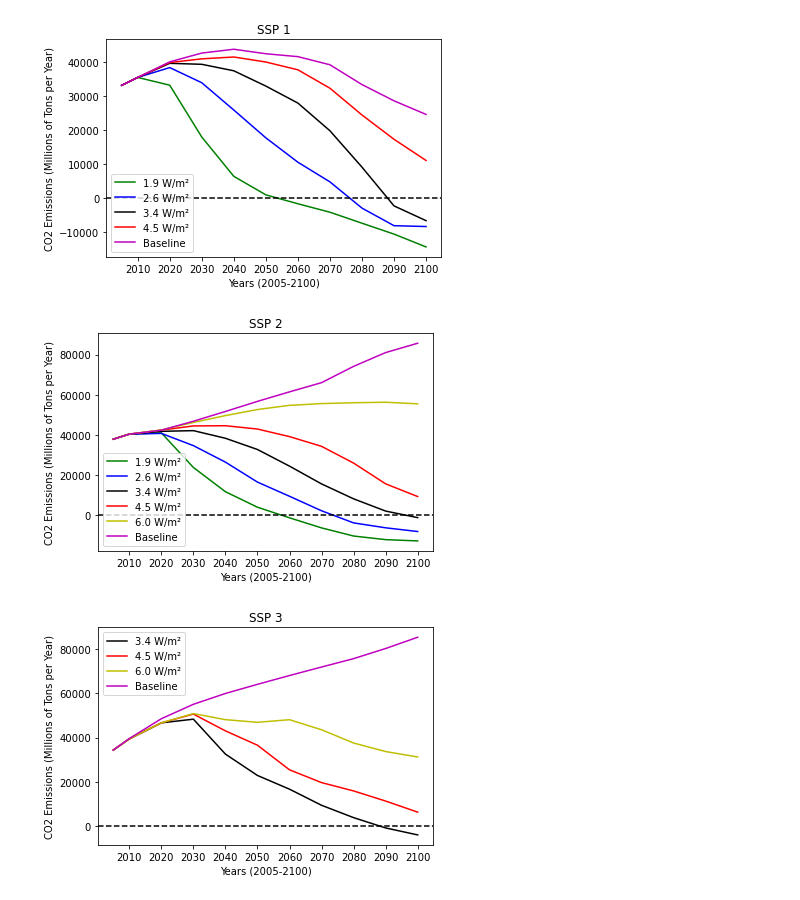
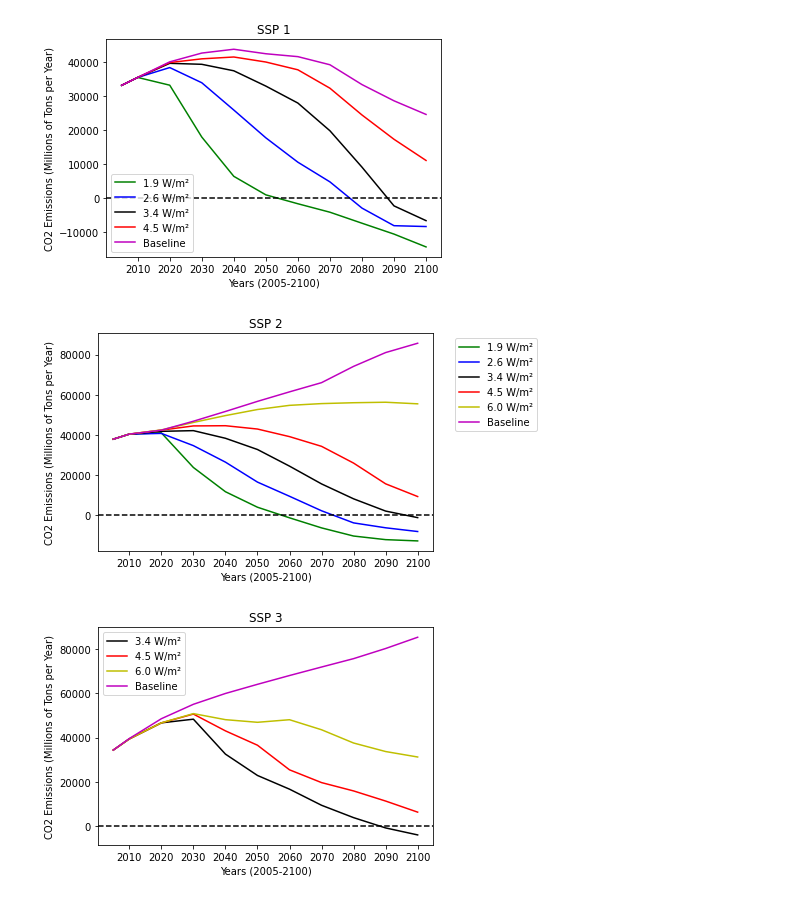
Before and after one commit to csun365/EPS-03, a Jupyter notebook: EPS-03.ipynb, the cells around one changed output. Cells and saved outputs as stored; diff of their text form; code cells hidden in the pictures.

```diff
--- a/EPS-03.ipynb
+++ b/EPS-03.ipynb
@@ -108,29 +117,29 @@ plt.show()
 # %%
 ssp2 = ssp[(ssp['VARIABLE']=='Emissions|CO2') & (ssp['REGION']=='World') & (ssp['MODEL']=='MESSAGE-GLOBIOM')]
 ssp2 = ssp2.iloc[5:11,:].reset_index()
 
 ssp2_19 = [value for value in ssp2.loc[0,'2005':]]
 ssp2_26 = [value for value in ssp2.loc[1,'2005':]]
 ssp2_34 = [value for value in ssp2.loc[2,'2005':]]
 ssp2_45 = [value for value in ssp2.loc[3,'2005':]]
 ssp2_60 = [value for value in ssp2.loc[4,'2005':]]
 ssp2_baseline = [value for value in ssp2.loc[5,'2005':]]
 
 plt.plot(years_list, ssp2_19, c='g')
 plt.plot(years_list, ssp2_26, c='b')
 plt.plot(years_list, ssp2_34, c='k')
 plt.plot(years_list, ssp2_45, c='r')
 plt.plot(years_list, ssp2_60, c='y')
 plt.plot(years_list, ssp2_baseline, c='m')
 plt.title('SSP 2')
 plt.xlabel('Years (2005-2100)')
 plt.ylabel('CO2 Emissions (Millions of Tons per Year)')
 plt.xticks(ticks=[i for i in years_list[1:]])
 plt.axhline(y=0, c='k', linestyle='--')
-plt.legend(['1.9 W/m\u00b2', '2.6 W/m\u00b2', '3.4 W/m\u00b2', '4.5 W/m\u00b2', '6.0 W/m\u00b2', 'Baseline'])
+plt.legend(['1.9 W/m\u00b2', '2.6 W/m\u00b2', '3.4 W/m\u00b2', '4.5 W/m\u00b2', '6.0 W/m\u00b2', 'Baseline'], bbox_to_anchor=(1.05, 1))
 plt.show()
 # %% [output]
-[figure, old version]
+[figure, new version]
 # %%
 ssp3 = ssp[(ssp['VARIABLE']=='Emissions|CO2') & (ssp['REGION']=='World') & (ssp['MODEL']=='AIM/CGE')]
 ssp3 = ssp3.iloc[11:15,:].reset_index()
```
Also changed, not shown: parts of 11 cells of this notebook.
